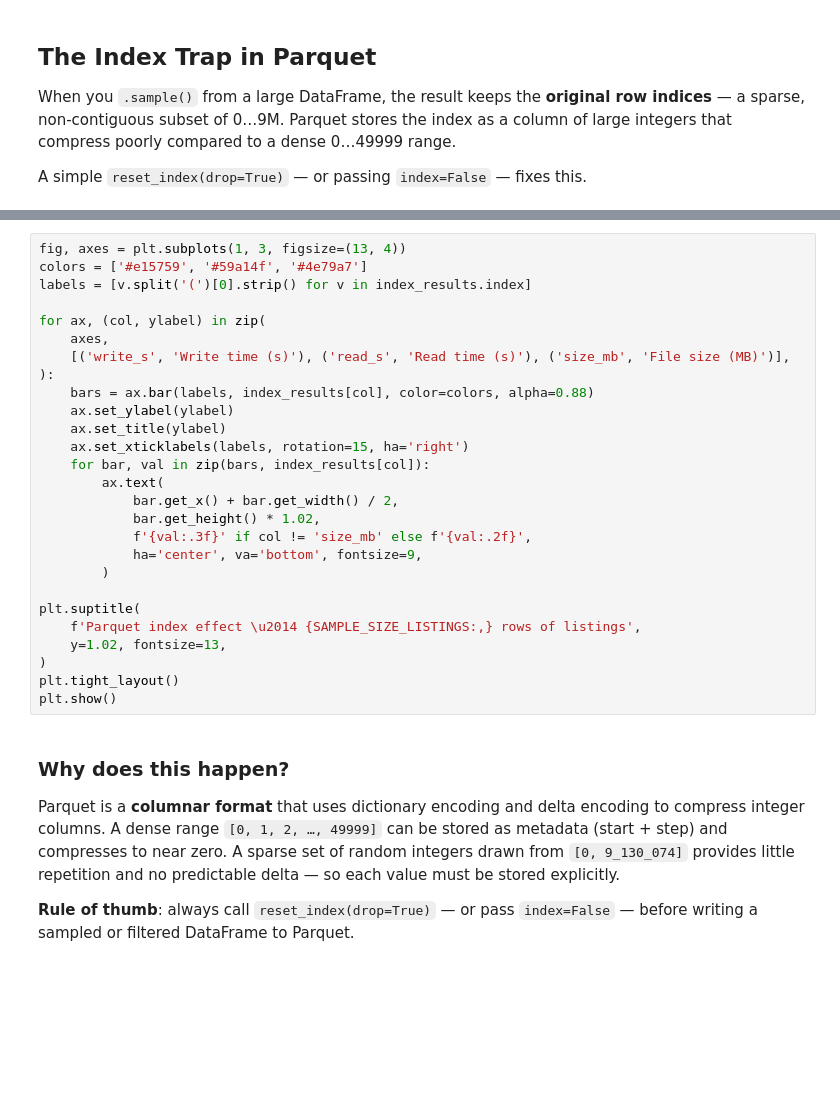
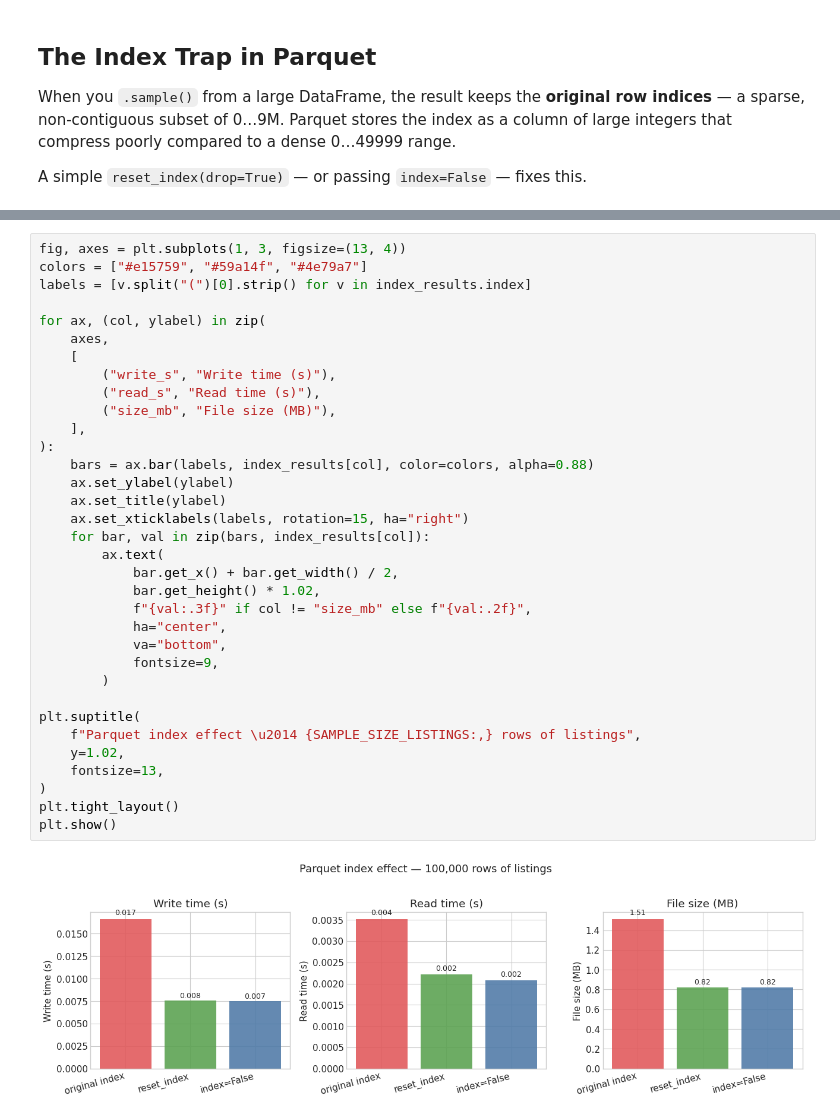
Before and after one commit to endremborza/prog2-2026-scribbles, a Jupyter notebook: serialization-comparison.ipynb, the cells around one changed output, grey strips where cells are left out. Drawn from its saved outputs; the diff is of its cells as text; blank space fills up the shorter version.

```diff
--- a/serialization-comparison.ipynb
+++ b/serialization-comparison.ipynb
@@ -273,38 +317,36 @@ index_results
 # %%
 fig, axes = plt.subplots(1, 3, figsize=(13, 4))
-colors = ['#e15759', '#59a14f', '#4e79a7']
-labels = [v.split('(')[0].strip() for v in index_results.index]
+colors = ["#e15759", "#59a14f", "#4e79a7"]
+labels = [v.split("(")[0].strip() for v in index_results.index]
 
 for ax, (col, ylabel) in zip(
     axes,
-    [('write_s', 'Write time (s)'), ('read_s', 'Read time (s)'), ('size_mb', 'File size (MB)')],
+    [
+        ("write_s", "Write time (s)"),
+        ("read_s", "Read time (s)"),
+        ("size_mb", "File size (MB)"),
+    ],
 ):
     bars = ax.bar(labels, index_results[col], color=colors, alpha=0.88)
     ax.set_ylabel(ylabel)
     ax.set_title(ylabel)
-    ax.set_xticklabels(labels, rotation=15, ha='right')
+    ax.set_xticklabels(labels, rotation=15, ha="right")
     for bar, val in zip(bars, index_results[col]):
         ax.text(
             bar.get_x() + bar.get_width() / 2,
             bar.get_height() * 1.02,
-            f'{val:.3f}' if col != 'size_mb' else f'{val:.2f}',
-            ha='center', va='bottom', fontsize=9,
+            f"{val:.3f}" if col != "size_mb" else f"{val:.2f}",
+            ha="center",
+            va="bottom",
+            fontsize=9,
         )
 
 plt.suptitle(
-    f'Parquet index effect \u2014 {SAMPLE_SIZE_LISTINGS:,} rows of listings',
-    y=1.02, fontsize=13,
+    f"Parquet index effect \u2014 {SAMPLE_SIZE_LISTINGS:,} rows of listings",
+    y=1.02,
+    fontsize=13,
 )
 plt.tight_layout()
 plt.show()
+# %% [output]
+[figure, added]
-# %% [markdown]
-### Why does this happen?
-
-Parquet is a **columnar format** that uses dictionary encoding and delta encoding to compress
-integer columns. A dense range `[0, 1, 2, …, 49999]` can be stored as metadata
-(start + step) and compresses to near zero. A sparse set of random integers drawn from
-`[0, 9_130_074]` provides little repetition and no predictable delta — so each value
-must be stored explicitly.
-
-**Rule of thumb**: always call `reset_index(drop=True)` — or pass `index=False` —
-before writing a sampled or filtered DataFrame to Parquet.
```
Also changed, not shown: parts of 13 cells of this notebook.
